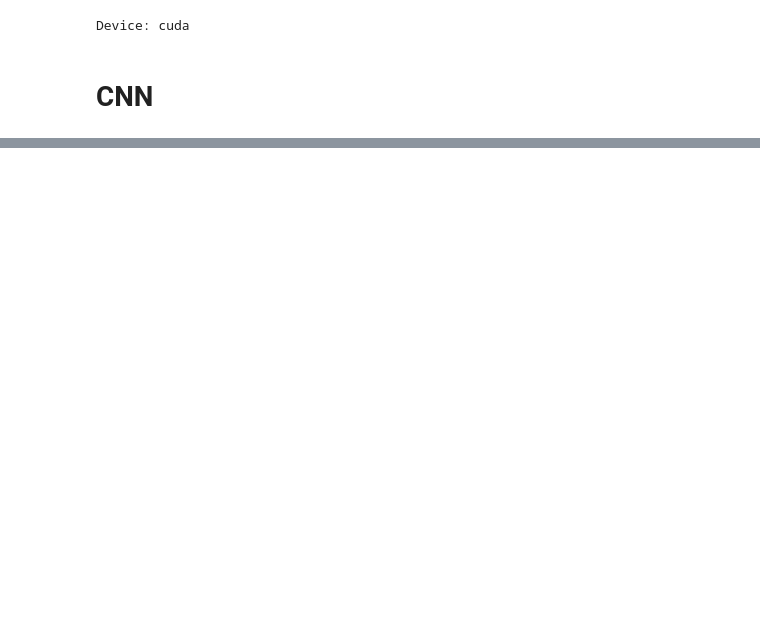
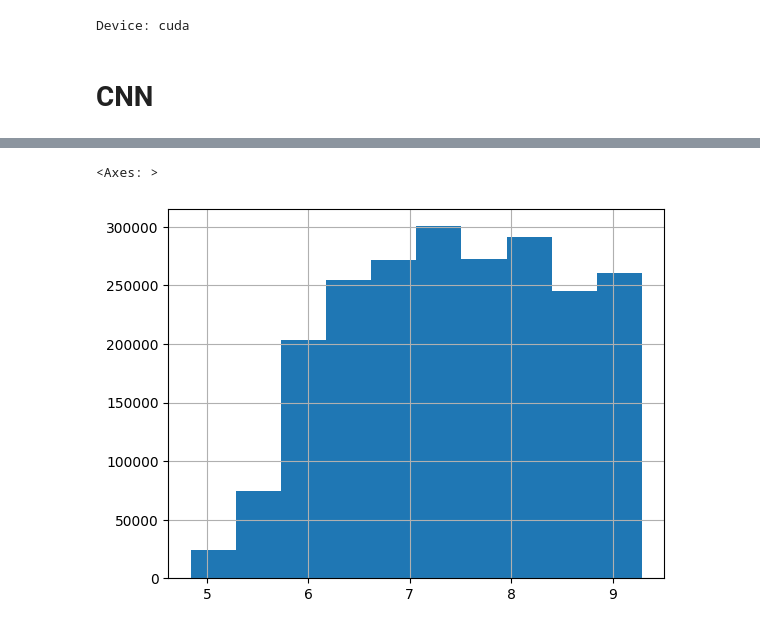
Before and after one commit to vepe99/CASBI, a Jupyter notebook: notebooks/ltu_ili copy 2.ipynb, the cells around one changed output, grey strips where cells are left out. Saved outputs shown, nothing was run; the diff lists cells and outputs as text; code cells hidden in the pictures; blank space fills up the shorter version.

```diff
--- a/notebooks/ltu_ili copy 2.ipynb
+++ b/notebooks/ltu_ili copy 2.ipynb
@@ -313,0 +323,7 @@ fig = metric(
+# %%
+training_set = pd.read_parquet('../../data/dataframe/dataframe.parquet')
+training_set = rescale(training_set, mean_and_std_path='../../data/preprocess/mean_and_std.parquet', scale_observations=True, scale_parameter=True, inverse=True)
+training_set['star_log10mass'].hist()
+# %% [output]
+<Axes: >
+[figure, added]
```
Also changed, not shown: parts of 15 cells of this notebook.
